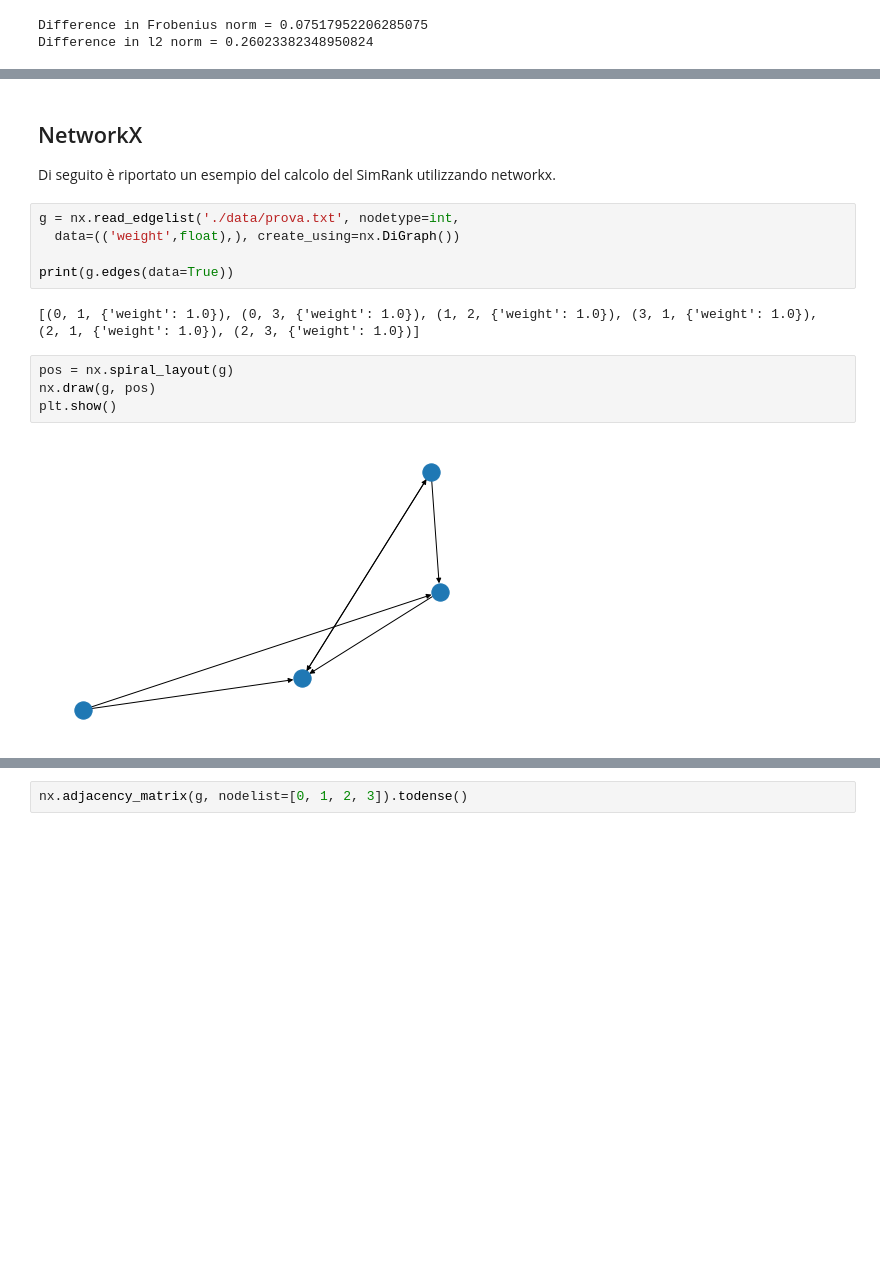
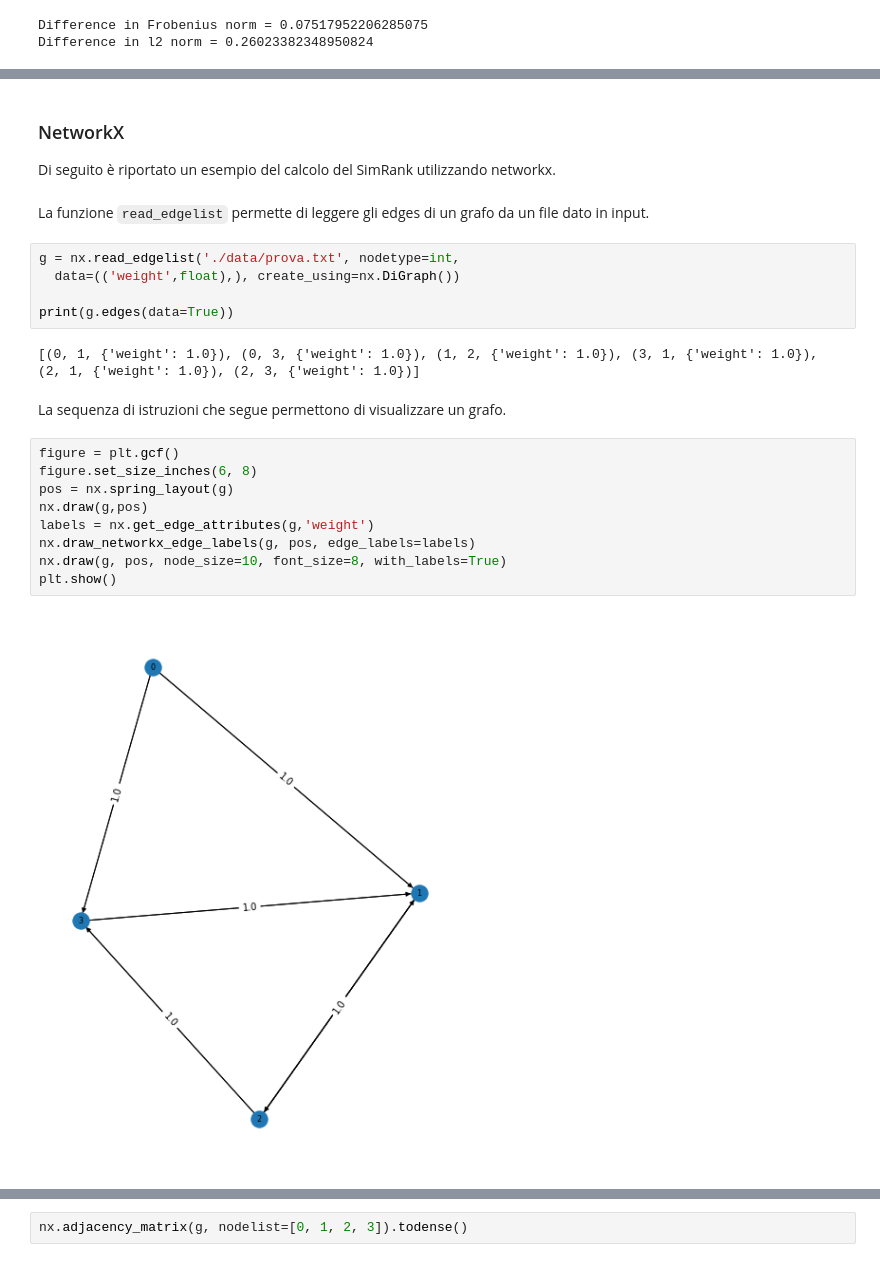
Before and after one commit to Gigi-G/simrank, a Jupyter notebook: pathwaysim.ipynb, the cells around one changed output, grey strips where cells are left out. Saved outputs shown, nothing was run; the diff lists cells and outputs as text; blank space fills up the shorter version.

```diff
--- a/pathwaysim.ipynb
+++ b/pathwaysim.ipynb
@@ -271,7 +321,9 @@ Difference in l2 norm = 0.26023382348950824
 # %% [markdown]
-## NetworkX
+### NetworkX
 
 Di seguito è riportato un esempio del calcolo del SimRank utilizzando networkx.
+# %% [markdown]
+La funzione `read_edgelist` permette di leggere gli edges di un grafo da un file dato in input.
 # %%
 g = nx.read_edgelist('./data/prova.txt', nodetype=int,
   data=(('weight',float),), create_using=nx.DiGraph())
@@ -279,9 +331,16 @@ g = nx.read_edgelist('./data/prova.txt', nodetype=int,
 print(g.edges(data=True))
 # %% [output]
 [(0, 1, {'weight': 1.0}), (0, 3, {'weight': 1.0}), (1, 2, {'weight': 1.0}), (3, 1, {'weight': 1.0}), (2, 1, {'weight': 1.0}), (2, 3, {'weight': 1.0})]
-# %%
-pos = nx.spiral_layout(g)
-nx.draw(g, pos)
-plt.show()
-# %% [output]
-[figure, removed]
+# %% [markdown]
+La sequenza di istruzioni che segue permettono di visualizzare un grafo.
+# %%
+figure = plt.gcf()
+figure.set_size_inches(6, 8)
+pos = nx.spring_layout(g)
+nx.draw(g,pos)
+labels = nx.get_edge_attributes(g,'weight')
+nx.draw_networkx_edge_labels(g, pos, edge_labels=labels)
+nx.draw(g, pos, node_size=10, font_size=8, with_labels=True)
+plt.show()
+# %% [output]
+[figure, added]
```
Also changed, not shown: parts of 78 cells of this notebook.
